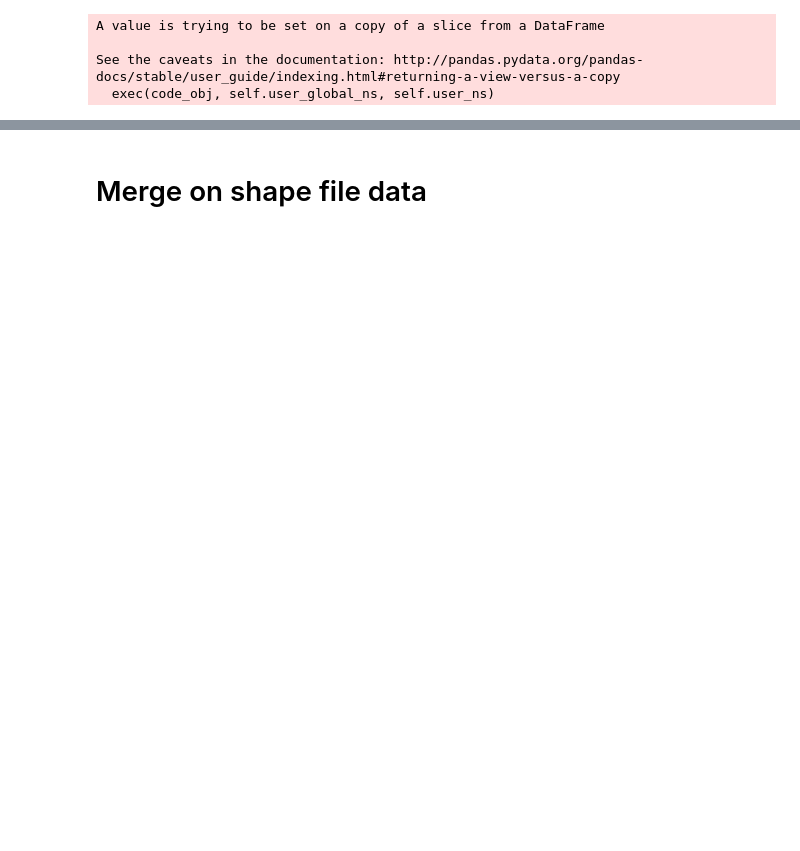
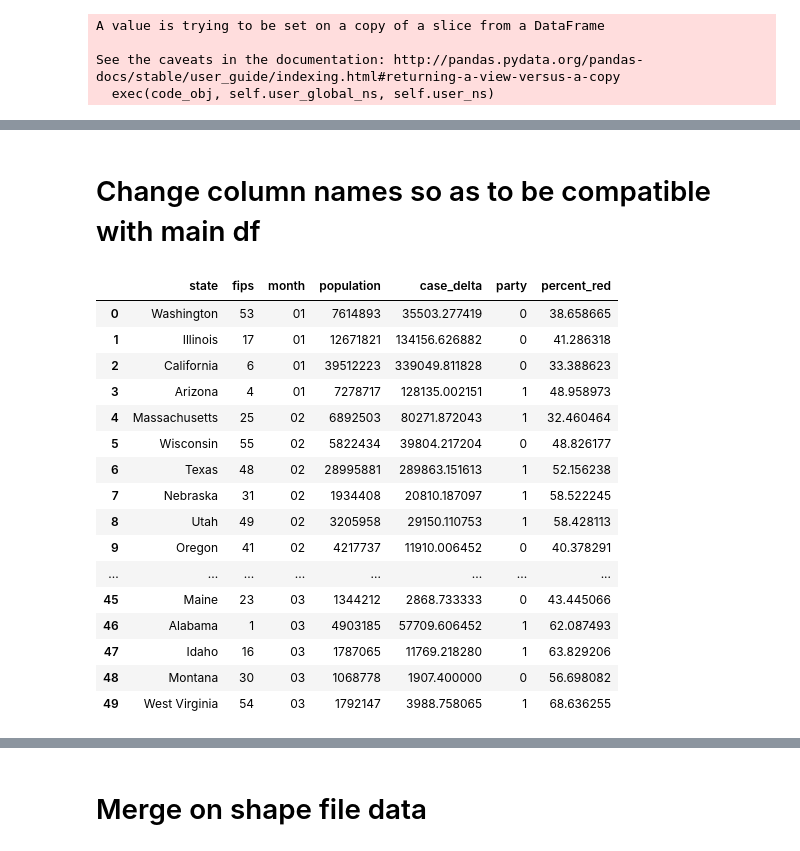
Before and after one commit to danvalen1/Corona-Employment, a Jupyter notebook: notebooks/tjh/geo-pol-covid-df-creation.ipynb, the cells around one changed output, grey strips where cells are left out. Cells and saved outputs as stored; diff of their text form; code cells hidden in the pictures; blank space fills up the shorter version.

```diff
--- a/notebooks/tjh/geo-pol-covid-df-creation.ipynb
+++ b/notebooks/tjh/geo-pol-covid-df-creation.ipynb
@@ -211,0 +237,8 @@ See the caveats in the documentation: http://pandas.pydata.org/pandas-docs/stabl
+# %%
+def party_dummy(n):
+    if n == 'Republican':
+        return 1
+    else:
+        return 0
+
+party.party = party.party.apply(party_dummy)
@@ -211,0 +253,2 @@ See the caveats in the documentation: http://pandas.pydata.org/pandas-docs/stabl
+# %%
+df_post_merge = df_pre_merge.merge(party, on='state')
@@ -211,0 +257,6 @@ See the caveats in the documentation: http://pandas.pydata.org/pandas-docs/stabl
+# %%
+trump_votes = pd.DataFrame(us_presidency[us_presidency.candidate == 'Donald Trump'].groupby(['state']).votes.sum())
+all_votes = pd.DataFrame(us_presidency.groupby(['state']).votes.sum())
+percent_red = trump_votes.votes/all_votes.votes * 100
+trump_votes["percent_red"] = percent_red
+trump_vote_state = trump_votes.percent_red.reset_index()
@@ -211,0 +277,13 @@ See the caveats in the documentation: http://pandas.pydata.org/pandas-docs/stabl
+# %% [markdown]
+# Change column names so as to be compatible with main df
+# %%
+df_final  = df_post_merge.merge(trump_vote_state, on='state')
+columns=df_final.columns.to_list()
+columns[1] ='fips'
+df_final.columns = columns
+df_final.drop(columns=[
+    'cases_state',
+    'deaths_state',
+    'cases_national',
+    'deaths_national'
+], inplace=True)
@@ -212,2 +292,22 @@ See the caveats in the documentation: http://pandas.pydata.org/pandas-docs/stabl
+# %%
+df_final
+# %% [output]
+|  | state | fips | month | population | case_delta | party | percent_red |
+| 0 | Washington | 53 | 01 | 7614893 | 35503.277419 | 0 | 38.658665 |
+| 1 | Illinois | 17 | 01 | 12671821 | 134156.626882 | 0 | 41.286318 |
+| 2 | California | 6 | 01 | 39512223 | 339049.811828 | 0 | 33.388623 |
+| 3 | Arizona | 4 | 01 | 7278717 | 128135.002151 | 1 | 48.958973 |
+| 4 | Massachusetts | 25 | 02 | 6892503 | 80271.872043 | 1 | 32.460464 |
+| 5 | Wisconsin | 55 | 02 | 5822434 | 39804.217204 | 0 | 48.826177 |
+| 6 | Texas | 48 | 02 | 28995881 | 289863.151613 | 1 | 52.156238 |
+| 7 | Nebraska | 31 | 02 | 1934408 | 20810.187097 | 1 | 58.522245 |
+| 8 | Utah | 49 | 02 | 3205958 | 29150.110753 | 1 | 58.428113 |
+| 9 | Oregon | 41 | 02 | 4217737 | 11910.006452 | 0 | 40.378291 |
+| ... | ... | ... | ... | ... | ... | ... | ... |
+| 45 | Maine | 23 | 03 | 1344212 | 2868.733333 | 0 | 43.445066 |
+| 46 | Alabama | 1 | 03 | 4903185 | 57709.606452 | 1 | 62.087493 |
+| 47 | Idaho | 16 | 03 | 1787065 | 11769.218280 | 1 | 63.829206 |
+| 48 | Montana | 30 | 03 | 1068778 | 1907.400000 | 0 | 56.698082 |
+| 49 | West Virginia | 54 | 03 | 1792147 | 3988.758065 | 1 | 68.636255 |
 # %%
 df_covid_pop_state_party = df_covid_pop_state_delta.merge(party, on='state')
```
Also changed, not shown: parts of 22 cells of this notebook, 2 other files.
